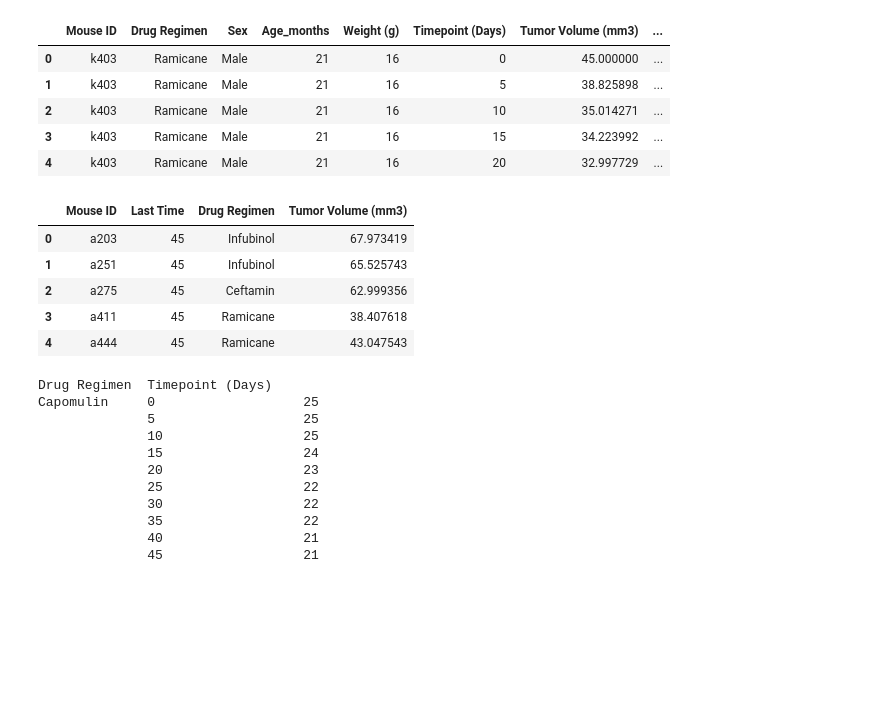
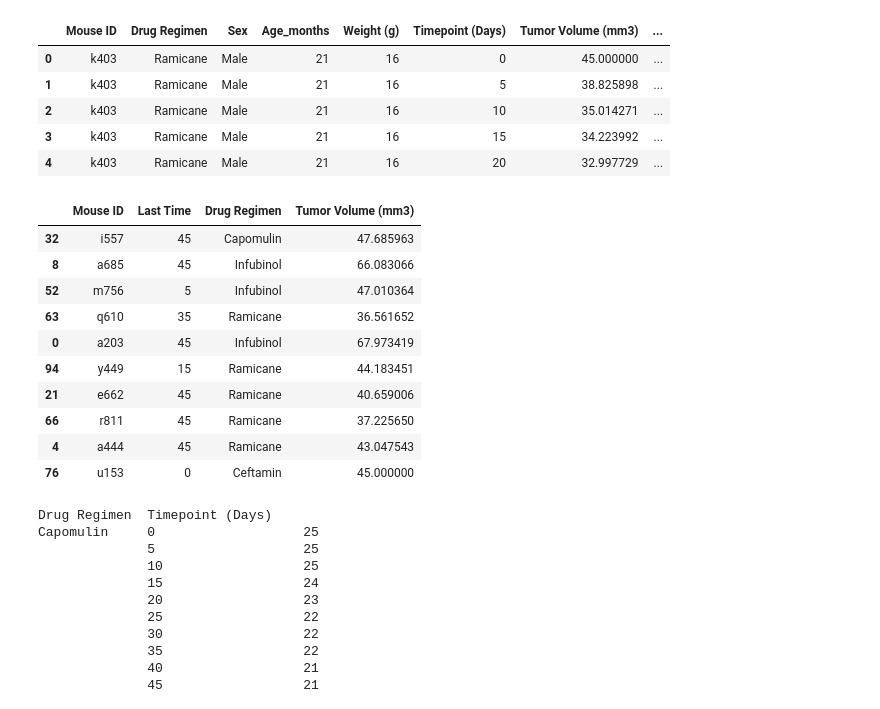
Before and after one commit to sarahDH615/matplotlib_challenge, a Jupyter notebook: pymaceuticals_starter_edited.ipynb, the cells around one changed output. Drawn from its saved outputs; the diff is of its cells as text; code cells hidden in the pictures; blank space fills up the shorter version.

Commit message:
more list comprehensions and condensed masks

```diff
--- a/pymaceuticals_starter_edited.ipynb
+++ b/pymaceuticals_starter_edited.ipynb
@@ -67,8 +66,7 @@ no_dups_df = merged_df.copy()
 dup_index = []
 dup_mice = []
 def duplicate_checker_dups(mID):
-    mask = merged_df['Mouse ID'] == mID
-    only_mID = merged_df.loc[mask, :]
+    only_mID = merged_df[merged_df['Mouse ID'] == mID]
     dups = only_mID.duplicated(subset='Timepoint (Days)')
     end_index = len(dups)
     global dup_index
@@ -265,61 +260,45 @@ no_dups_df.head()
 # %%
 # Calculate the final tumor volume of each mouse across four of the treatment regimens:
 # Capomulin, Ramicane, Infubinol, and Ceftamin
 
 # Start by getting the last (greatest) timepoint for each mouse
-#applying a mask only for the 4 drugs we want
-drugsmask = (no_dups_df["Drug Regimen"] == "Capomulin") | (no_dups_df["Drug Regimen"] == "Ramicane") | (no_dups_df["Drug Regimen"] == "Infubinol") | (no_dups_df["Drug Regimen"] == "Ceftamin")
-#saving that mask to a new df
-top_drugs_df = no_dups_df.loc[drugsmask, :]
-#grouping that df by mouse ID
-mIDgroup_df = top_drugs_df.groupby('Mouse ID')
-#creating a series that has mouse ID as index, max timepoint for each ID as values
-sub_mID = mIDgroup_df['Timepoint (Days)'].max()
+#applying a mask only for the 4 drugs we want and saving that mask to a new df
+top_drugs_df = no_dups_df[no_dups_df["Drug Regimen"].isin(["Capomulin", "Ramicane", "Infubinol", "Ceftamin"])]
+
+#grouping that df by mouse ID, finding max timepoint for each ID
+mIDgroup_df = top_drugs_df.groupby('Mouse ID')['Timepoint (Days)'].max()
 
 #empty lists for appending mouse IDs and last timepoint
-mIDlist = []
-lasttimelist = []
-
-#for loop to append
-for x in range(0, len(sub_mID)):
-    mIDlist.append(sub_mID.index[x])
-    lasttimelist.append(sub_mID[x])
+mIDlist = [x for x in mIDgroup_df.index]
+lasttimelist = [x for x in mIDgroup_df]
 
 #empty lists for appending the name of the regime and tumour vol per mouseID/last time
 regime_names = []
 tumour_vols = []
 
-#def function for filling regime/tumour values
-def get_regime_tumour(name, day):
-    #mask for only getting the row of the last timepoint for one mouseID
-    mask = (top_drugs_df['Mouse ID'] == name) & (top_drugs_df['Timepoint (Days)'] == day)
-    top_drugs_df.loc[mask, :]
-    #appending the info, formatting it so the index and other text doesn't get saved to it
-    regime_names.append(top_drugs_df.loc[mask, 'Drug Regimen'].to_string(index=False))
-    tumour_vols.append(float(top_drugs_df.loc[mask, 'Tumor Volume (mm3)'].to_string(index=False)))
-
-#calling the function for each mouse ID
+def get_regimen_tumour(name, day):
+    regime_names.append(top_drugs_df[(top_drugs_df['Mouse ID'] == name) & (top_drugs_df['Timepoint (Days)'] == day)]['Drug Regimen'].to_string(index=False)[1:])
+    tumour_vols.append(float(top_drugs_df[(top_drugs_df['Mouse ID'] == name) & (top_drugs_df['Timepoint (Days)'] == day)]['Tumor Volume (mm3)'].to_string(index=False)))
 for x in range(0, (len(mIDlist))):
     mid = mIDlist[x]
     time = lasttimelist[x]
-    get_regime_tumour(mid, time)
-
-#creating series to hold the list info
-mid_series = pd.Series(mIDlist, dtype='object')
-lasttime_series = pd.Series(lasttimelist, dtype='object')
-regime_series = pd.Series(regime_names, dtype='object')
-tumour_series = pd.Series(tumour_vols, dtype='float')
+    get_regimen_tumour(mid, time)
 
 #combining the series to make a new df
-top_regimes_df = pd.DataFrame({'Mouse ID': mid_series, 'Last Time': lasttime_series, 'Drug Regimen': regime_series, 'Tumor Volume (mm3)': tumour_series})
-top_regimes_df.head()
+top_regimes_df = pd.DataFrame({'Mouse ID': mIDlist, 'Last Time': lasttimelist, 'Drug Regimen': regime_names, 'Tumor Volume (mm3)': tumour_vols})
+top_regimes_df.sample(10)
 # %% [output]
 |  | Mouse ID | Last Time | Drug Regimen | Tumor Volume (mm3) |
+| 32 | i557 | 45 | Capomulin | 47.685963 |
+| 8 | a685 | 45 | Infubinol | 66.083066 |
+| 52 | m756 | 5 | Infubinol | 47.010364 |
+| 63 | q610 | 35 | Ramicane | 36.561652 |
 | 0 | a203 | 45 | Infubinol | 67.973419 |
-| 1 | a251 | 45 | Infubinol | 65.525743 |
-| 2 | a275 | 45 | Ceftamin | 62.999356 |
-| 3 | a411 | 45 | Ramicane | 38.407618 |
+| 94 | y449 | 15 | Ramicane | 44.183451 |
+| 21 | e662 | 45 | Ramicane | 40.659006 |
+| 66 | r811 | 45 | Ramicane | 37.225650 |
 | 4 | a444 | 45 | Ramicane | 43.047543 |
+| 76 | u153 | 0 | Ceftamin | 45.000000 |
 # %%
 top_regs = top_drugs_df.groupby('Drug Regimen')
 top_regs['Timepoint (Days)'].value_counts()
```
Also changed, not shown: parts of 26 cells of this notebook.
